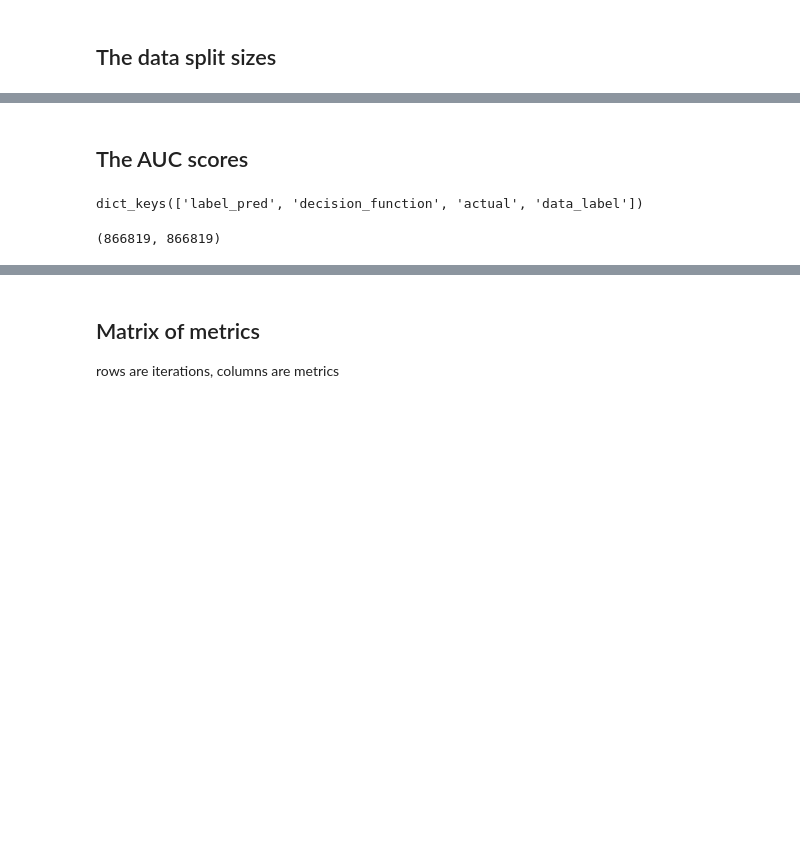
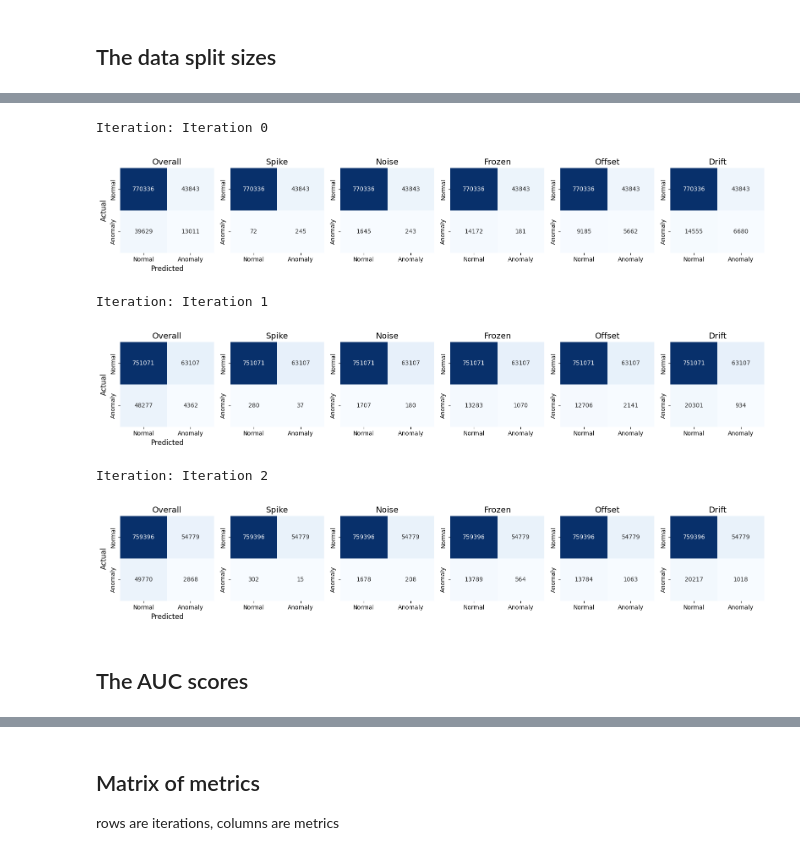
Before and after one commit to AronDJacobsen/fault_management_uds, a Jupyter notebook: notebooks/4_anomalous/2_iterative_results.ipynb, the cells around one changed output, grey strips where cells are left out. Saved outputs shown, nothing was run; the diff lists cells and outputs as text; code cells hidden in the pictures; blank space fills up the shorter version.

```diff
--- a/notebooks/4_anomalous/2_iterative_results.ipynb
+++ b/notebooks/4_anomalous/2_iterative_results.ipynb
@@ -213,2 +280,37 @@ plt.show()
+# %%
+n_rows = len(combined_results)
+n_cols = len(hue_order)
+# create subplots
+#fig, axes = plt.subplots(n_rows, n_cols, figsize=(4 * n_cols, 4 * n_rows))
+
+for i, iteration in enumerate(sorted(list(combined_results.keys()))):
+    fig, axes = plt.subplots(1, n_cols, figsize=(16, 3))
+    actual = combined_results[iteration]['actual']
+    data_label = combined_results[iteration]['data_label']
+    pred_label = combined_results[iteration]['label_pred']
+    for j, label in enumerate(hue_order[::-1]):
+        if label == 'Overall':
+            # set mask to all the data
+            mask = np.ones(len(actual), dtype=bool)
+        else:
+             # set mask to the label and original
+             mask = (np.array(data_label) == label) | (np.array(data_label) == 'Original')
+
+        conf_matrix = confusion_matrix(actual[mask], pred_label[mask])
+        axes[j] = visualize_confusion(axes[j], j, label, conf_matrix, 'd', 'Blues')
+
+    # set title for the entire row
+    #fig.suptitle(iteration, fontsize=15, x=0.5, y=1.05)  # Adjust x and y for centering
+    print(f"Iteration: {iteration}")
+    plt.tight_layout()
+    plt.savefig(figures_folder / f'confusion_matrix_{iteration}_{data_type}.png', dpi=150)
+    plt.show()
+# %% [output]
+Iteration: Iteration 0
+[figure, added]
+Iteration: Iteration 1
+[figure, added]
+Iteration: Iteration 2
+[figure, added]
 # %% [markdown]
 ## The AUC scores
@@ -225,11 +317,3 @@ hue_order = list(hue_map.keys())[::-1]
-# %%
-combined_results[iter].keys()
-# %% [output]
-dict_keys(['label_pred', 'decision_function', 'actual', 'data_label'])
-# %%
-len(combined_results[iter]['actual']), len(combined_results[iter]['decision_function'])#[mask])
-# %% [output]
-(866819, 866819)
 # %%
 n_rows = len(combined_results)
 n_cols = len(hue_order)
```
Also changed, not shown: parts of 22 cells of this notebook, 13 other files.
